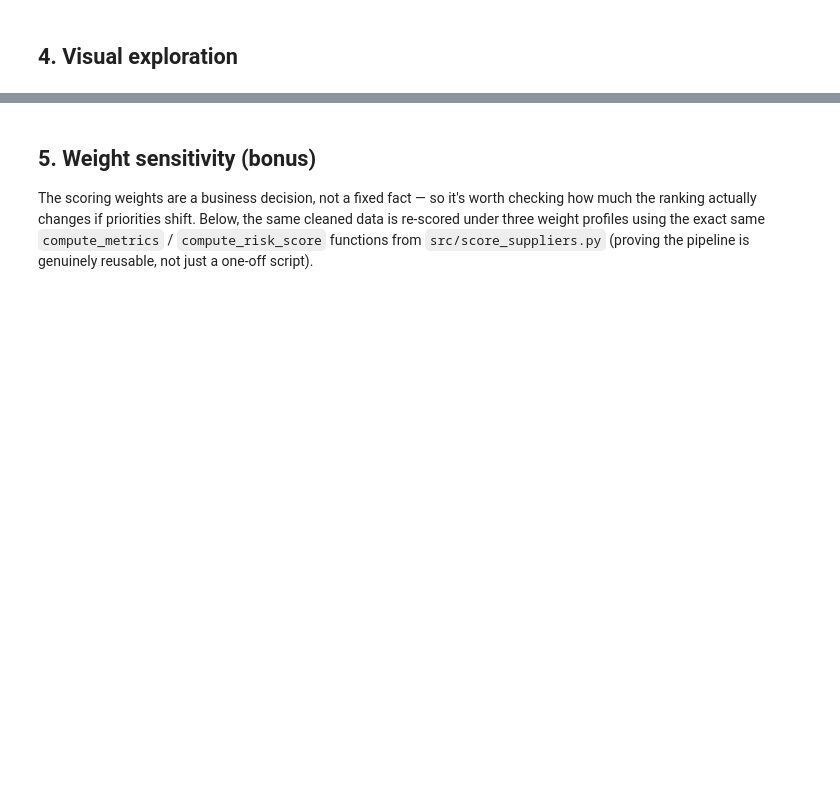
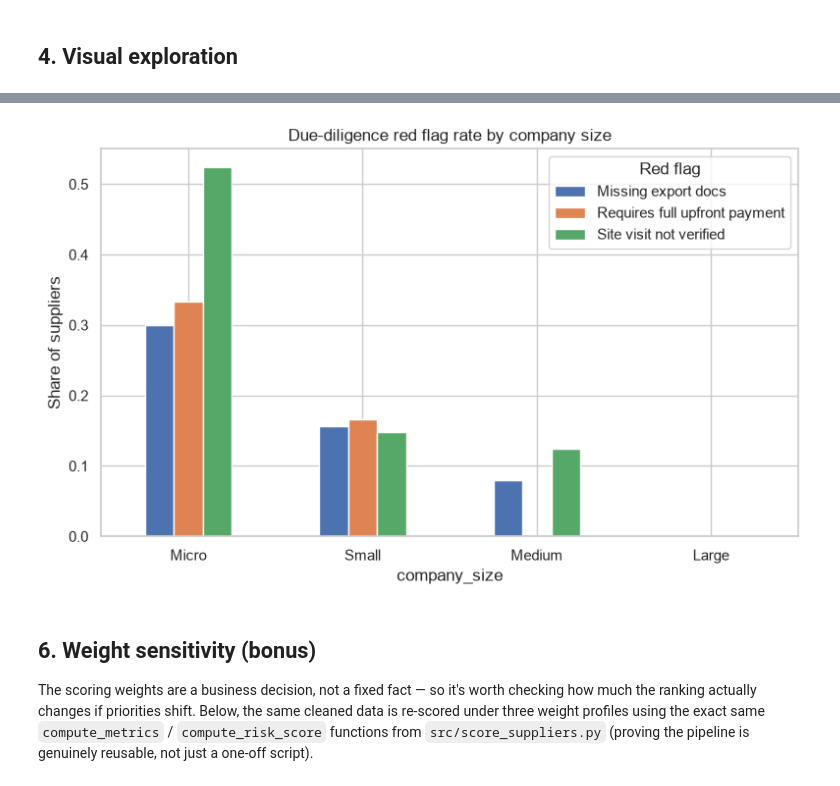
Before and after one commit to AykutKocer/supplier-risk-scoring, a Jupyter notebook: notebooks/supplier_risk_analysis.ipynb, the cells around one changed output, grey strips where cells are left out. Saved outputs shown, nothing was run; the diff lists cells and outputs as text; code cells hidden in the pictures; blank space fills up the shorter version.

```diff
--- a/notebooks/supplier_risk_analysis.ipynb
+++ b/notebooks/supplier_risk_analysis.ipynb
@@ -205,5 +263,32 @@ plt.show()
+# %%
+# Red flags live in the cleaned dataset (clean_df), not the scored output —
+# they're qualitative due-diligence signals, not inputs to either risk score.
+# A handful of rows have a missing (NaN) flag value (simulated messy-export
+# data); cast to pandas' nullable boolean dtype so those are skipped by
+# .mean() rather than crashing the invert operator.
+export_docs = clean_df["has_export_documentation"].astype("boolean")
+upfront_payment = clean_df["requires_full_upfront_payment"].astype("boolean")
+site_visit = clean_df["site_visit_verified"].astype("boolean")
+size_order_4tier = ["Micro", "Small", "Medium", "Large"]
+
+# For "requires_full_upfront_payment", True is the red flag; for the other two, False is.
+red_flag_rate = pd.DataFrame({
+    "Missing export docs": (~export_docs).groupby(clean_df["company_size"]).mean(),
+    "Requires full upfront payment": upfront_payment.groupby(clean_df["company_size"]).mean(),
+    "Site visit not verified": (~site_visit).groupby(clean_df["company_size"]).mean(),
+}).astype(float).reindex(size_order_4tier)
+
+ax = red_flag_rate.plot(kind="bar", figsize=(8, 5))
+ax.set_title("Due-diligence red flag rate by company size")
+ax.set_ylabel("Share of suppliers")
+ax.legend(title="Red flag")
+plt.xticks(rotation=0)
+plt.tight_layout()
+plt.show()
+# %% [output]
+[figure, added]
 # %% [markdown]
-## 5. Weight sensitivity (bonus)
+## 6. Weight sensitivity (bonus)
 
 The scoring weights are a business decision, not a fixed fact — so it's worth checking how much the ranking actually changes if priorities shift. Below, the same cleaned data is re-scored under three weight profiles using the exact same `compute_metrics` / `compute_risk_score` functions from `src/score_suppliers.py` (proving the pipeline is genuinely reusable, not just a one-off script).
 # %%
```
Also changed, not shown: parts of 18 cells of this notebook, 6 other files.
